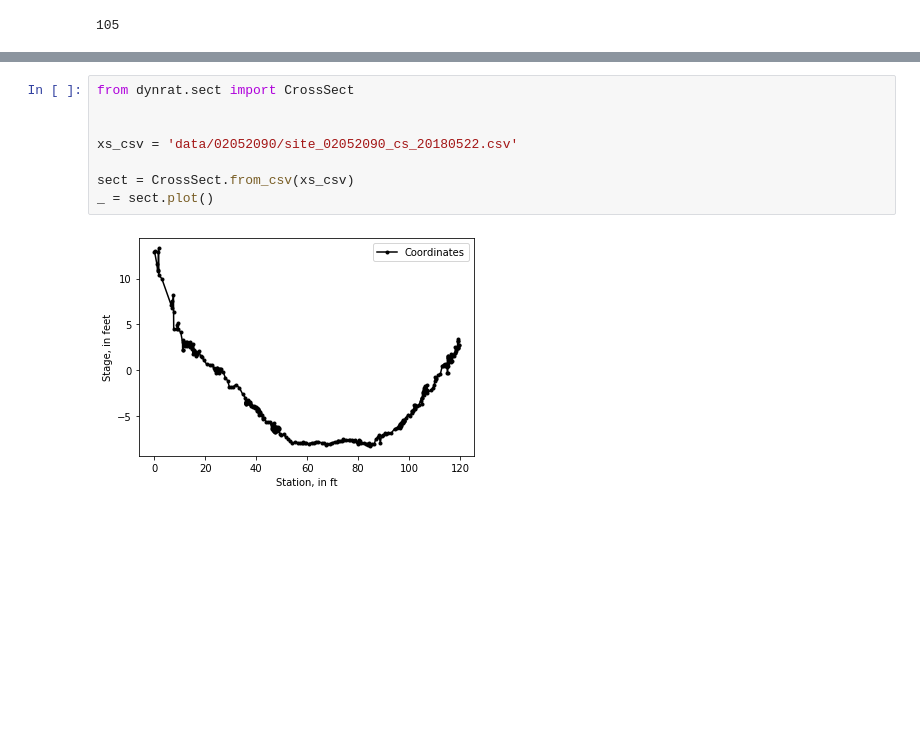
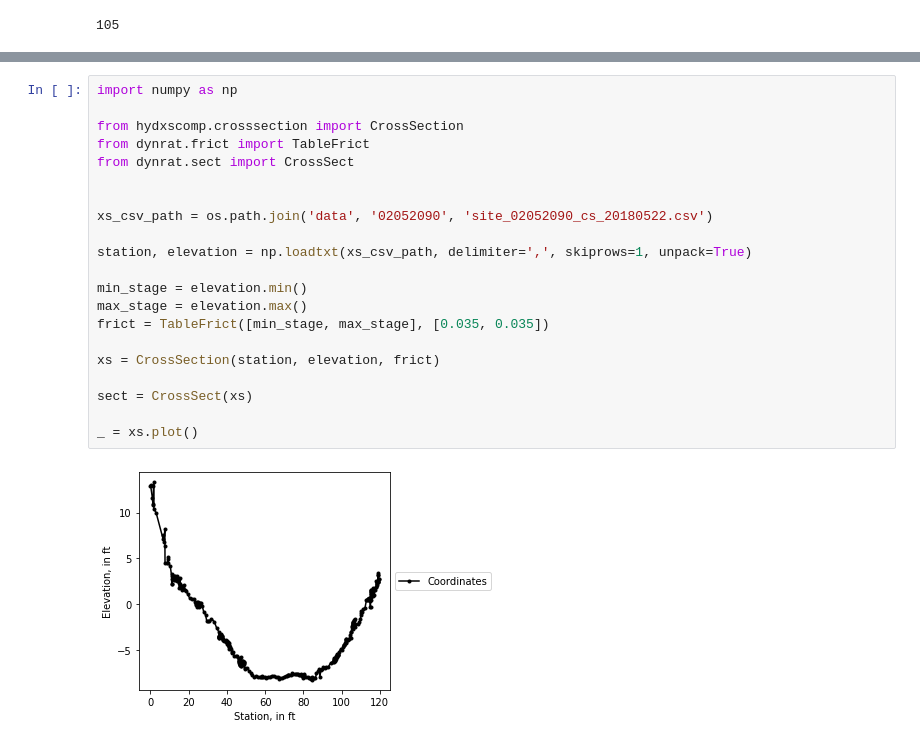
Before and after one commit to mdomanski-usgs/dynrat, a Jupyter notebook: examples/timeseries.ipynb, the cells around one changed output, grey strips where cells are left out. Drawn from its saved outputs; the diff is of its cells as text; blank space fills up the shorter version.

```diff
--- a/examples/timeseries.ipynb
+++ b/examples/timeseries.ipynb
@@ -71,13 +102,26 @@ _ = stage_discharge_plot(measured_h, rated_q, ax)
-# %%
-from dynrat.sect import CrossSect
-
-
-xs_csv = 'data/02052090/site_02052090_cs_20180522.csv'
-
-sect = CrossSect.from_csv(xs_csv)
-_ = sect.plot()
-# %% [output]
-[figure, removed]
+# %%
+import numpy as np
+
+from hydxscomp.crosssection import CrossSection
+from dynrat.frict import TableFrict
+from dynrat.sect import CrossSect
+
+
+xs_csv_path = os.path.join('data', '02052090', 'site_02052090_cs_20180522.csv')
+
+station, elevation = np.loadtxt(xs_csv_path, delimiter=',', skiprows=1, unpack=True)
+
+min_stage = elevation.min()
+max_stage = elevation.max()
+frict = TableFrict([min_stage, max_stage], [0.035, 0.035])
+
+xs = CrossSection(station, elevation, frict)
+
+sect = CrossSect(xs)
+
+_ = xs.plot()
+# %% [output]
+[figure, added]
 # %%
 fig, (ax1, ax2) = plt.subplots(2, 1, sharex=True, figsize=(10, 5))
 
```
Also changed, not shown: parts of 9 cells of this notebook, 1 other file.
